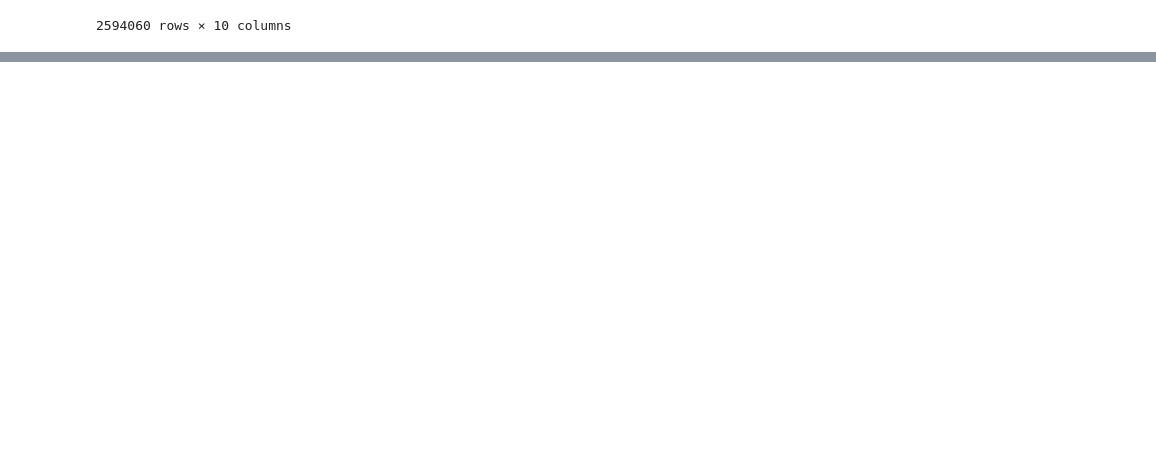
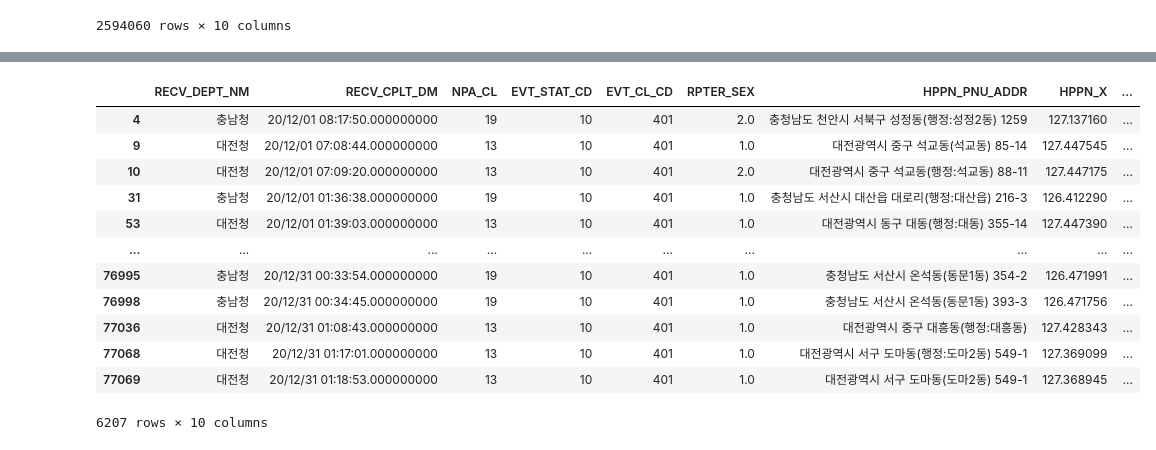
Before and after one commit to C0DE-SAGE/Data-Analysis-Competition, a Jupyter notebook: jinu.ipynb, the cells around one changed output, grey strips where cells are left out. Drawn from its saved outputs; the diff is of its cells as text; code cells hidden in the pictures; blank space fills up the shorter version.

```diff
--- a/jinu.ipynb
+++ b/jinu.ipynb
@@ -106,0 +161,16 @@ Name: 2, dtype: object
+# %%
+kp2020.loc[kp2020['EVT_CL_CD'] == 401]
+# %% [output]
+|  | RECV_DEPT_NM | RECV_CPLT_DM | NPA_CL | EVT_STAT_CD | EVT_CL_CD | RPTER_SEX | HPPN_PNU_ADDR | HPPN_X | ... |
+| 4 | 충남청 | 20/12/01 08:17:50.000000000 | 19 | 10 | 401 | 2.0 | 충청남도 천안시 서북구 성정동(행정:성정2동) 1259 | 127.137160 | ... |
+| 9 | 대전청 | 20/12/01 07:08:44.000000000 | 13 | 10 | 401 | 1.0 | 대전광역시 중구 석교동(석교동) 85-14 | 127.447545 | ... |
+| 10 | 대전청 | 20/12/01 07:09:20.000000000 | 13 | 10 | 401 | 2.0 | 대전광역시 중구 석교동(행정:석교동) 88-11 | 127.447175 | ... |
+| 31 | 충남청 | 20/12/01 01:36:38.000000000 | 19 | 10 | 401 | 1.0 | 충청남도 서산시 대산읍 대로리(행정:대산읍) 216-3 | 126.412290 | ... |
+| 53 | 대전청 | 20/12/01 01:39:03.000000000 | 13 | 10 | 401 | 1.0 | 대전광역시 동구 대동(행정:대동) 355-14 | 127.447390 | ... |
+| ... | ... | ... | ... | ... | ... | ... | ... | ... | ... |
+| 76995 | 충남청 | 20/12/31 00:33:54.000000000 | 19 | 10 | 401 | 1.0 | 충청남도 서산시 온석동(동문1동) 354-2 | 126.471991 | ... |
+| 76998 | 충남청 | 20/12/31 00:34:45.000000000 | 19 | 10 | 401 | 1.0 | 충청남도 서산시 온석동(동문1동) 393-3 | 126.471756 | ... |
+| 77036 | 대전청 | 20/12/31 01:08:43.000000000 | 13 | 10 | 401 | 1.0 | 대전광역시 중구 대흥동(행정:대흥동) | 127.428343 | ... |
+| 77068 | 대전청 | 20/12/31 01:17:01.000000000 | 13 | 10 | 401 | 1.0 | 대전광역시 서구 도마동(행정:도마2동) 549-1 | 127.369099 | ... |
+| 77069 | 대전청 | 20/12/31 01:18:53.000000000 | 13 | 10 | 401 | 1.0 | 대전광역시 서구 도마동(도마2동) 549-1 | 127.368945 | ... |
+6207 rows × 10 columns
```
Also changed, not shown: parts of 13 cells of this notebook, 5 other files.
